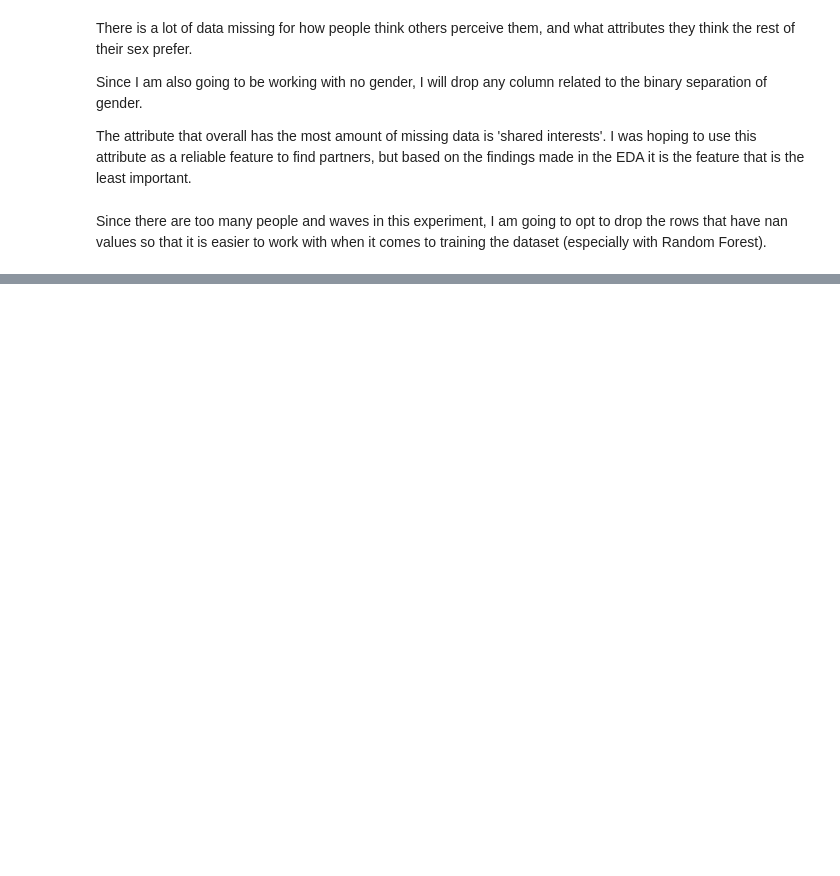
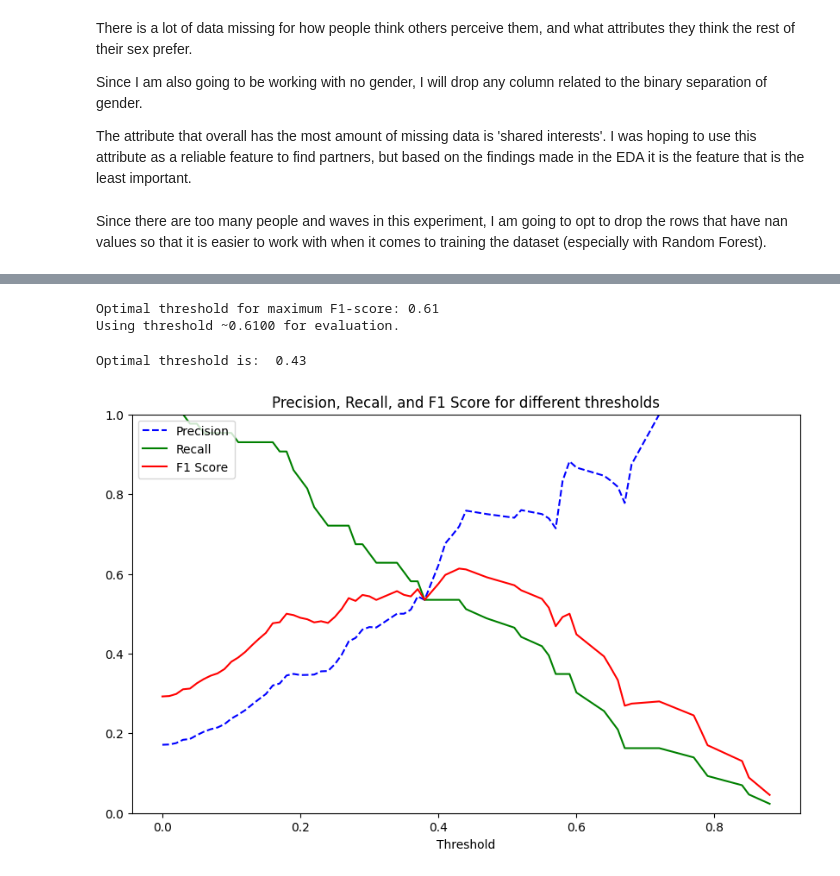
Before and after one commit to meralegre/capstone, a Jupyter notebook: modelling.ipynb, the cells around one changed output, grey strips where cells are left out. Cells and saved outputs as stored; diff of their text form; code cells hidden in the pictures; blank space fills up the shorter version.

```diff
--- a/modelling.ipynb
+++ b/modelling.ipynb
@@ -145,0 +183,55 @@ LightGBM Accuracy:  0.8451315182279648
+# %%
+training_cols = X_train.columns
+
+def pr_threshold(model, X_val, y_val):
+    # Predict probabilities for the positive class
+    proba = model.predict_proba(X_val)[:, 1]
+
+    # Calculate precision, recall, and thresholds using the predicted probabilities
+    precision, recall, thresholds = precision_recall_curve(y_val, proba)
+
+    # Calculate the F-score for each threshold
+    fscore = (2 * precision * recall) / (precision + recall + 1e-12)  # Add a tiny constant to avoid division by zero
+
+    # Find the index of the maximum F-score
+    ix = np.argmax(fscore)
+
+    # Return the threshold corresponding to the maximum F-score
+    return thresholds[ix]
+
+optimal_threshold = pr_threshold(rf_model, X_val, y_val)
+print("Optimal threshold for maximum F1-score:", optimal_threshold)
+
+print(f"Using threshold ~{optimal_threshold:.4f} for evaluation.")
+# %% [output]
+Optimal threshold for maximum F1-score: 0.61
+Using threshold ~0.6100 for evaluation.
+# %%
+final_predictions = (rf_model.predict_proba(X_val)[:, 1] >= optimal_threshold).astype(int)
+# Generate and print the classification report with the optimal threshold
+optimal_report = classification_report(y_val, final_predictions, zero_division=0)
+#print(optimal_report)
+
+probabilities = rf_model.predict_proba(X_test)[:, 1]
+precision, recall, thresholds = precision_recall_curve(y_test, probabilities)
+f1_scores = 2 * (precision * recall) / (precision + recall)
+
+optimal_idx = np.argmax(f1_scores)
+rf_optimal_threshold = thresholds[optimal_idx]
+print("Optimal threshold is: ", rf_optimal_threshold)
+# %% [output]
+Optimal threshold is:  0.43
+# %%
+predictions = (probabilities >= optimal_threshold).astype(int)
+
+plt.figure(figsize=(10, 6))
+plt.plot(thresholds, precision[:-1], 'b--', label='Precision')
+plt.plot(thresholds, recall[:-1], 'g-', label='Recall')
+plt.plot(thresholds, f1_scores[:-1], 'r-', label='F1 Score')
+plt.xlabel('Threshold')
+plt.legend(loc='upper left')
+plt.ylim([0,1])
+plt.title('Precision, Recall, and F1 Score for different thresholds')
+plt.show()
+# %% [output]
+[figure, added]
```
Also changed, not shown: parts of 14 cells of this notebook, 1 other file.
